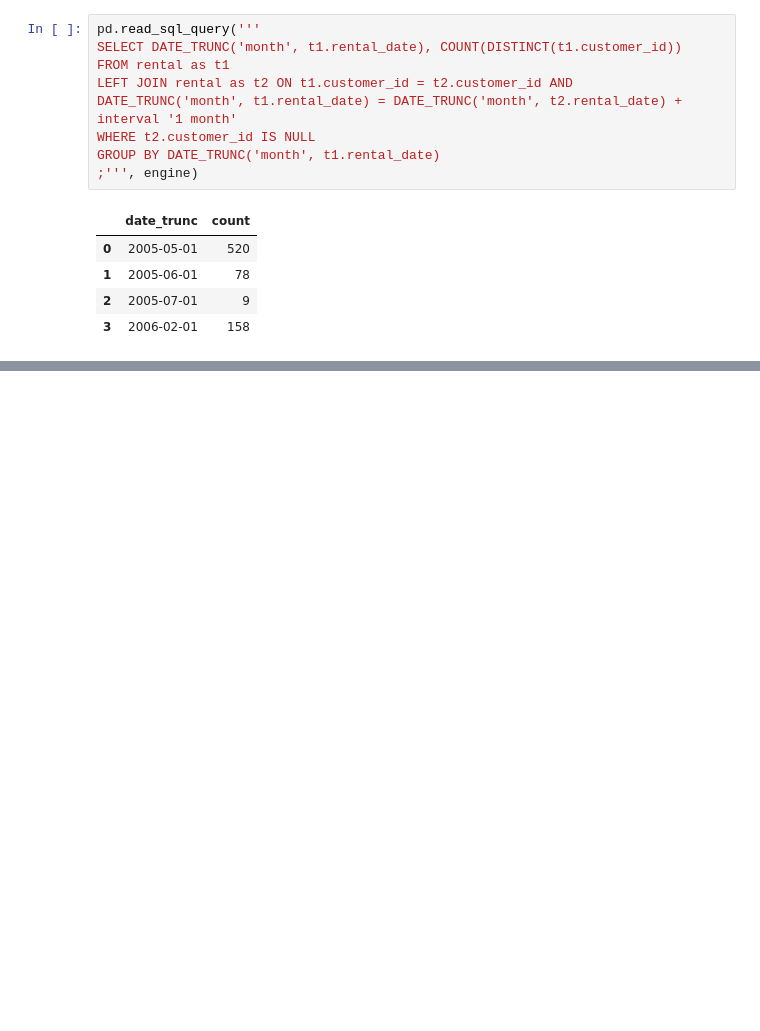
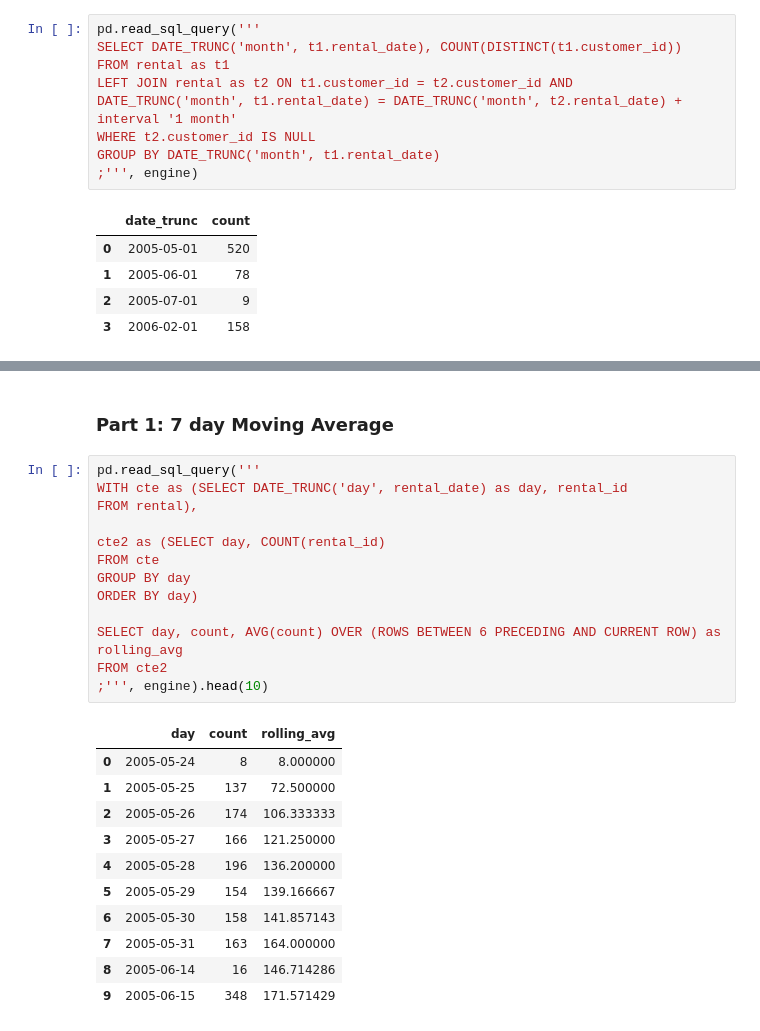
Before and after one commit to DSJourney/SQL, a Jupyter notebook: 3. Dvd Rental/dvd.ipynb, the cells around one changed output, grey strips where cells are left out. Drawn from its saved outputs; the diff is of its cells as text; blank space fills up the shorter version.

```diff
--- a/3. Dvd Rental/dvd.ipynb
+++ b/3. Dvd Rental/dvd.ipynb
@@ -219,0 +340,27 @@ GROUP BY DATE_TRUNC('month', t1.rental_date)
+# %% [markdown]
+### Part 1: 7 day Moving Average
+# %%
+pd.read_sql_query('''
+WITH cte as (SELECT DATE_TRUNC('day', rental_date) as day, rental_id
+FROM rental),
+
+cte2 as (SELECT day, COUNT(rental_id)
+FROM cte
+GROUP BY day
+ORDER BY day)
+
+SELECT day, count, AVG(count) OVER (ROWS BETWEEN 6 PRECEDING AND CURRENT ROW) as rolling_avg
+FROM cte2
+;''', engine).head(10)
+# %% [output]
+|  | day | count | rolling_avg |
+| 0 | 2005-05-24 | 8 | 8.000000 |
+| 1 | 2005-05-25 | 137 | 72.500000 |
+| 2 | 2005-05-26 | 174 | 106.333333 |
+| 3 | 2005-05-27 | 166 | 121.250000 |
+| 4 | 2005-05-28 | 196 | 136.200000 |
+| 5 | 2005-05-29 | 154 | 139.166667 |
+| 6 | 2005-05-30 | 158 | 141.857143 |
+| 7 | 2005-05-31 | 163 | 164.000000 |
+| 8 | 2005-06-14 | 16 | 146.714286 |
+| 9 | 2005-06-15 | 348 | 171.571429 |
```
Also changed, not shown: parts of 39 cells of this notebook, 2 other files.
